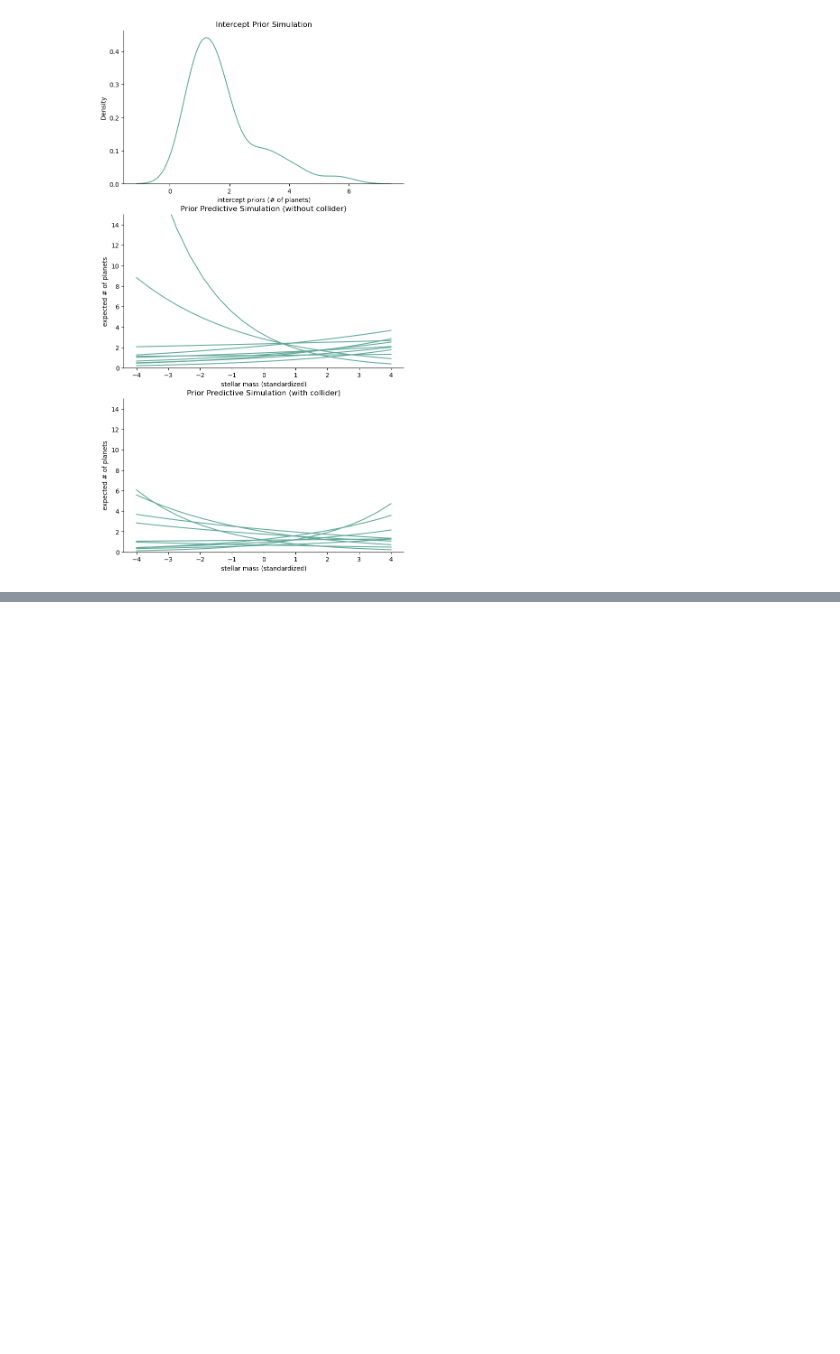
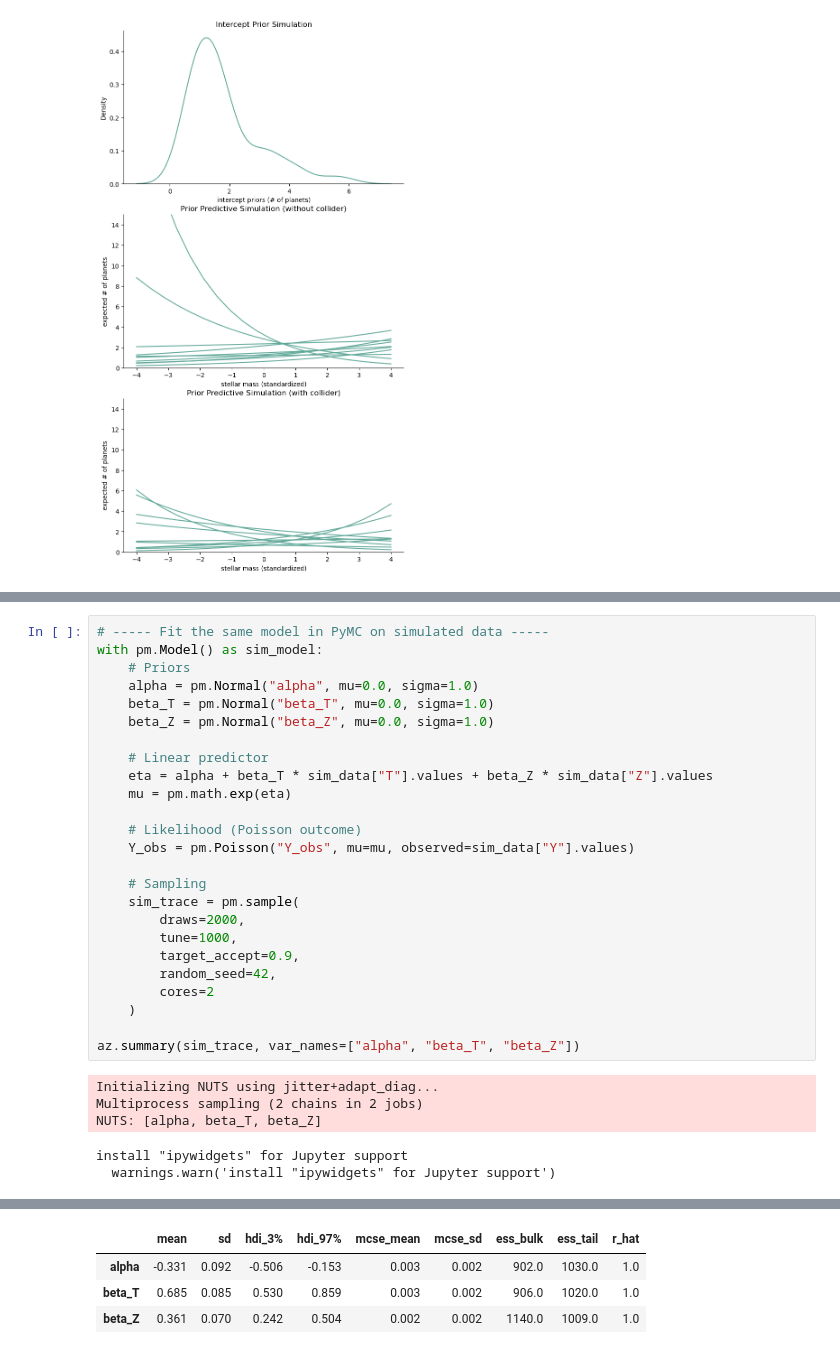
Before and after one commit to DecodeAndCode/Habitable-Exoplanet, a Jupyter notebook: exoplanet_prediction (1).ipynb, the cells around one changed output, grey strips where cells are left out. Drawn from its saved outputs; the diff is of its cells as text; blank space fills up the shorter version.

```diff
--- a/exoplanet_prediction (1).ipynb
+++ b/exoplanet_prediction (1).ipynb
@@ -147,0 +197,31 @@ sns.despine();
+# %%
+# ----- Fit the same model in PyMC on simulated data -----
+with pm.Model() as sim_model:
+    # Priors
+    alpha = pm.Normal("alpha", mu=0.0, sigma=1.0)
+    beta_T = pm.Normal("beta_T", mu=0.0, sigma=1.0)
+    beta_Z = pm.Normal("beta_Z", mu=0.0, sigma=1.0)
+
+    # Linear predictor
+    eta = alpha + beta_T * sim_data["T"].values + beta_Z * sim_data["Z"].values
+    mu = pm.math.exp(eta)
+
+    # Likelihood (Poisson outcome)
+    Y_obs = pm.Poisson("Y_obs", mu=mu, observed=sim_data["Y"].values)
+
+    # Sampling
+    sim_trace = pm.sample(
+        draws=2000,
+        tune=1000,
+        target_accept=0.9,
+        random_seed=42,
+        cores=2
+    )
+
+az.summary(sim_trace, var_names=["alpha", "beta_T", "beta_Z"])
+# %% [output]
+Initializing NUTS using jitter+adapt_diag...
+Multiprocess sampling (2 chains in 2 jobs)
+NUTS: [alpha, beta_T, beta_Z]
+install "ipywidgets" for Jupyter support
+  warnings.warn('install "ipywidgets" for Jupyter support')
@@ -147,0 +231,4 @@ sns.despine();
+|  | mean | sd | hdi_3% | hdi_97% | mcse_mean | mcse_sd | ess_bulk | ess_tail | r_hat |
+| alpha | -0.331 | 0.092 | -0.506 | -0.153 | 0.003 | 0.002 | 902.0 | 1030.0 | 1.0 |
+| beta_T | 0.685 | 0.085 | 0.530 | 0.859 | 0.003 | 0.002 | 906.0 | 1020.0 | 1.0 |
+| beta_Z | 0.361 | 0.070 | 0.242 | 0.504 | 0.002 | 0.002 | 1140.0 | 1009.0 | 1.0 |
```
Also changed, not shown: parts of 8 cells of this notebook, 1 other file.
